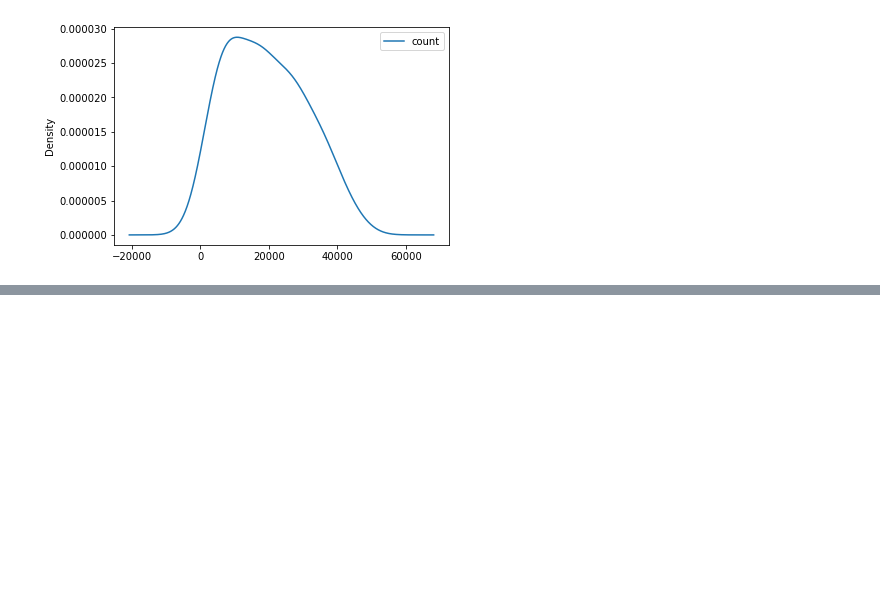
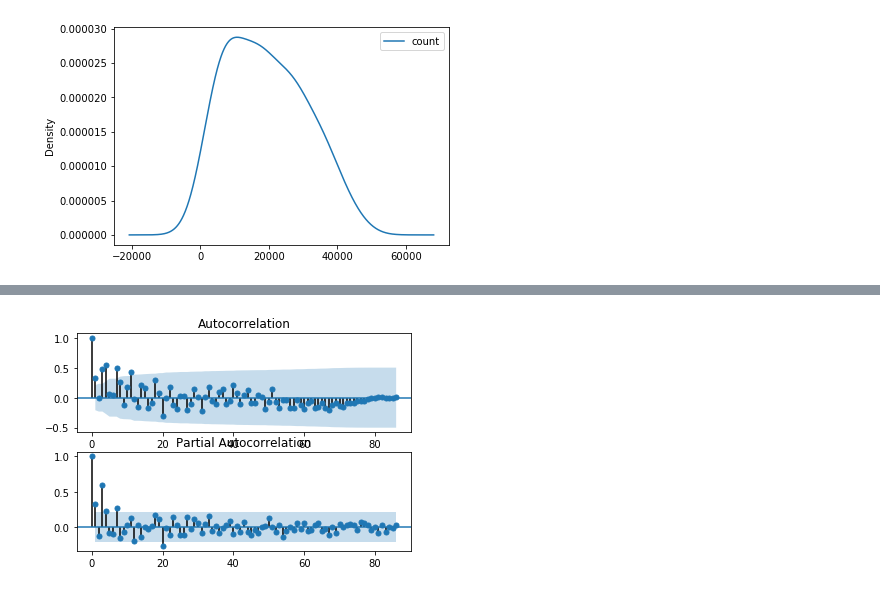
Before and after one commit to jordankupersmith/w207-final, a Jupyter notebook: w207_Bike_Sharing_Regression.ipynb, the cells around one changed output, grey strips where cells are left out. Drawn from its saved outputs; the diff is of its cells as text; code cells hidden in the pictures; blank space fills up the shorter version.

```diff
--- a/w207_Bike_Sharing_Regression.ipynb
+++ b/w207_Bike_Sharing_Regression.ipynb
@@ -564,0 +575,15 @@ print(type(trainByWeekNames))
+# %%
+##The next first step is to select the lag values for the Autoregression (AR) and Moving Average (MA) parameters, p and q respectively.
+##We can do this by reviewing Autocorrelation Function (ACF) and Partial Autocorrelation Function (PACF) plots.
+from statsmodels.graphics.tsaplots import plot_acf
+from statsmodels.graphics.tsaplots import plot_pacf
+
+plt.figure()
+plt.subplot(211)
+plot_acf(trainByWeek, ax=plt.gca())
+plt.subplot(212)
+plot_pacf(trainByWeek, ax=plt.gca())
+plt.show()
+print("We see significant lag in the beginning part of the dataset and then it evens out")
+# %% [output]
+[figure, added]
```
Also changed, not shown: parts of 1 cell of this notebook.
